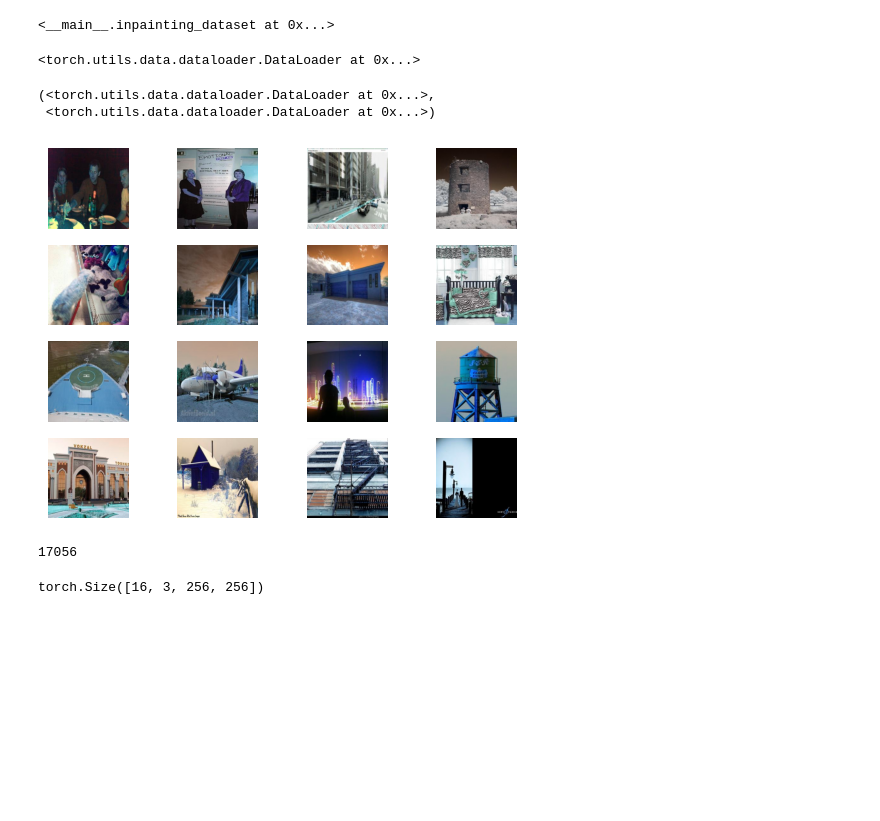
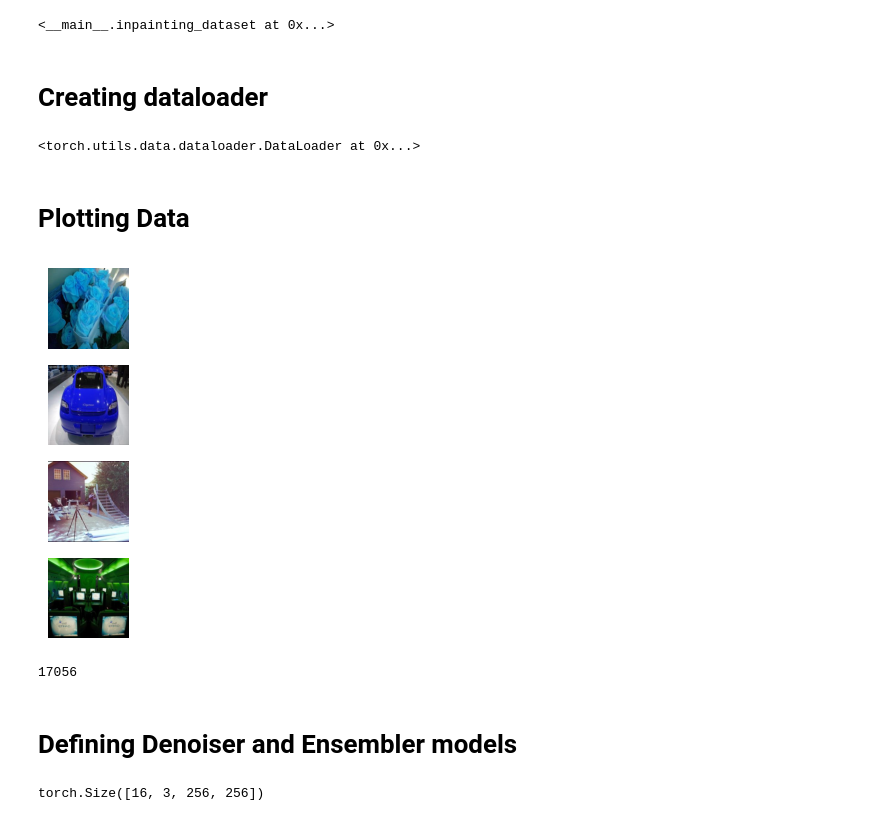
Before and after one commit to rounak890/MADETFE, a Jupyter notebook: Test_notebook.ipynb, the cells around one changed output. Cells and saved outputs as stored; diff of their text form; code cells hidden in the pictures; blank space fills up the shorter version.

```diff
--- a/Test_notebook.ipynb
+++ b/Test_notebook.ipynb
@@ -243,35 +244,33 @@ dataset = inpainting_dataset(path, transform = transform)
 dataset
 # %% [output]
 <__main__.inpainting_dataset at 0x...>
+# %% [markdown]
+# Creating dataloader
 # %%
-dataloader = DataLoader(dataset, batch_size = 16,shuffle = False)
+dataloader = DataLoader(dataset, batch_size = 4,shuffle = False)
 dataloader
 # %% [output]
 <torch.utils.data.dataloader.DataLoader at 0x...>
-# %%
-# making the dataloaders
-train_dataloader = DataLoader(train_dataset, batch_size = 16, shuffle = True)
-test_dataloader = DataLoader(test_dataset, batch_size = 16,shuffle = False)
-train_dataloader, test_dataloader
-# %% [output]
-(<torch.utils.data.dataloader.DataLoader at 0x...>,
- <torch.utils.data.dataloader.DataLoader at 0x...>)
+# %% [markdown]
+# Plotting Data
 # %%
 import torch
 import matplotlib.pyplot as plt
 # exploringg some data
 z = next(iter(dataloader))
 
-for i in range (16):
-  plt.subplot(4,4,i+1)
+for i in range (4):
+  plt.subplot(4,1,i+1)
   plt.axis("off")
   plt.imshow(z[2][i].detach().numpy())
 # %% [output]
-[figure, old version]
+[figure, new version]
 # %%
 # len(dataloader) * 16
 # %% [output]
 17056
+# %% [markdown]
+# Defining Denoiser and Ensembler models
 # %%
 # the ensemble model --- PLAIN ONE
 import torch
```
Also changed, not shown: parts of 82 cells of this notebook, 16 other files.
